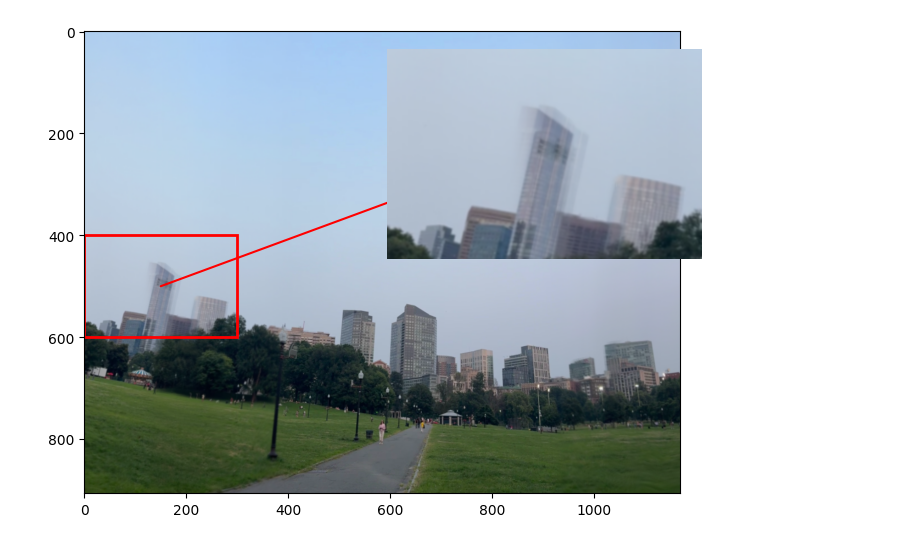
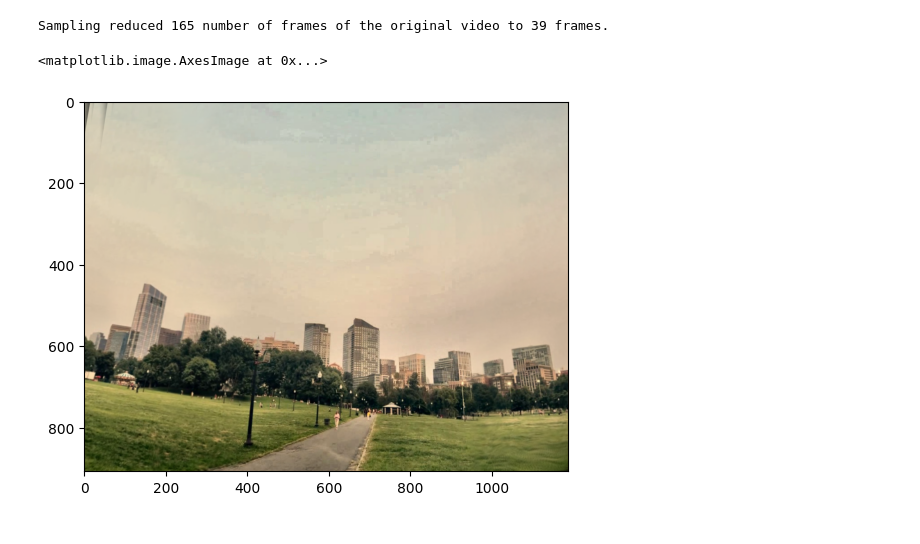
Before and after one commit to therrshan/video-panorama, a Jupyter notebook: eval.ipynb, the cells around one changed output. Cells and saved outputs as stored; diff of their text form; code cells hidden in the pictures.

```diff
--- a/eval.ipynb
+++ b/eval.ipynb
@@ -38,37 +12,11 @@ plt.show()
 # %%
-import cv2
-import matplotlib.pyplot as plt
-from matplotlib.patches import Rectangle, ConnectionPatch
+if stab:
+    frames = video_reader(input_file)
+    processed_frames,scene_changes = stabilization(input_file, "./processing/tmp.mp4")
+    sampled_frames = frame_sampling(processed_frames,scene_changes)
+    video_rendering(sampled_frames,"./processing/tmp.mp4")
+    processed_frames, _ = stabilization("./processing/tmp.mp4", "./processing/output.mp4")
 
-# Load the image
-image = cv2.imread("./videos/no_stab.png")
-image = cv2.cvtColor(image, cv2.COLOR_BGR2RGB)
-
-# Define ROI
-x, y, w, h = 0, 400, 300, 200  # x, y, width, height of ROI
-roi = image[y:y+h, x:x+w]
-
-# Resize the ROI to create the zoom effect
-zoomed_roi = cv2.resize(roi, (w*4, h*4), interpolation=cv2.INTER_LINEAR)
-
-# Plot the image with zoomed ROI
-fig, ax = plt.subplots(1, 1, figsize=(10, 6))
-ax.imshow(image)
-rect = Rectangle((x, y), w, h, linewidth=2, edgecolor='red', facecolor='none')
-ax.add_patch(rect)
-
-# Add the zoomed ROI as an inset
-inset_ax = fig.add_axes([0.5, 0.5, 0.35, 0.35])  # [x_pos, y_pos, width, height]
-inset_ax.imshow(zoomed_roi)
-inset_ax.set_xticks([])
-inset_ax.set_yticks([])
-
-# Add a connection line
-con = ConnectionPatch(xyA=(x+w/2, y+h/2), xyB=(0.6, 0.6), coordsA='data', coordsB='axes fraction',
-                      axesA=ax, axesB=inset_ax, color="red", linewidth=1.5, arrowstyle="-")
-ax.add_artist(con)
-
-plt.axis('off')
-plt.show()
+    print(f'Sampling reduced {len(frames)} number of frames of the original video to {len(sampled_frames)} frames.')
 # %% [output]
-[figure, removed]
+Sampling reduced 165 number of frames of the original video to 39 frames.
@@ -74,0 +43,7 @@ plt.show()
+# %%
+image = cv2.imread("eval.png")
+image_rgb = cv2.cvtColor(image, cv2.COLOR_BGR2RGB)
+plt.imshow(image_rgb)
+# %% [output]
+<matplotlib.image.AxesImage at 0x...>
+[figure, added]
```
Also changed, not shown: parts of 3 cells of this notebook, 22 other files.
